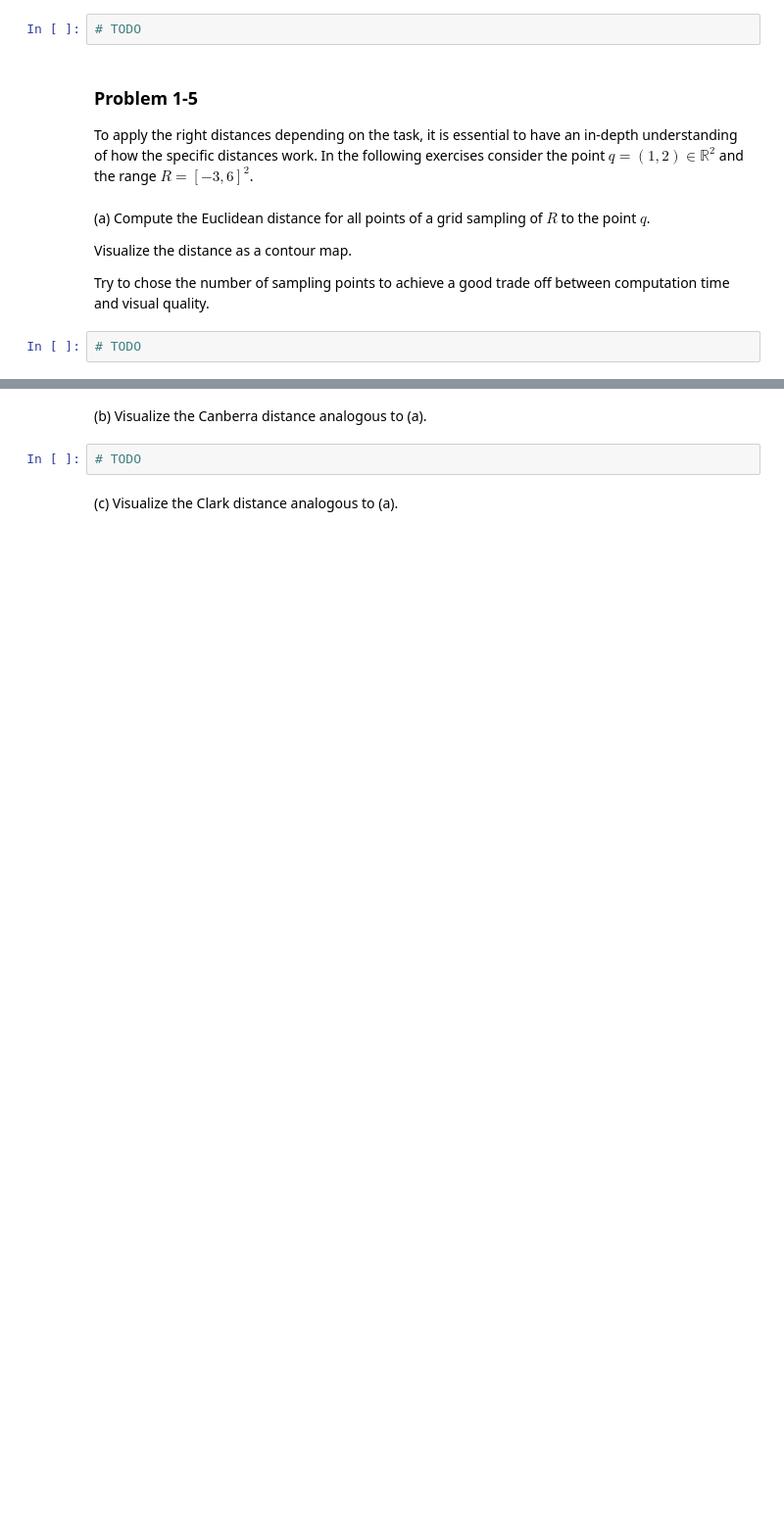
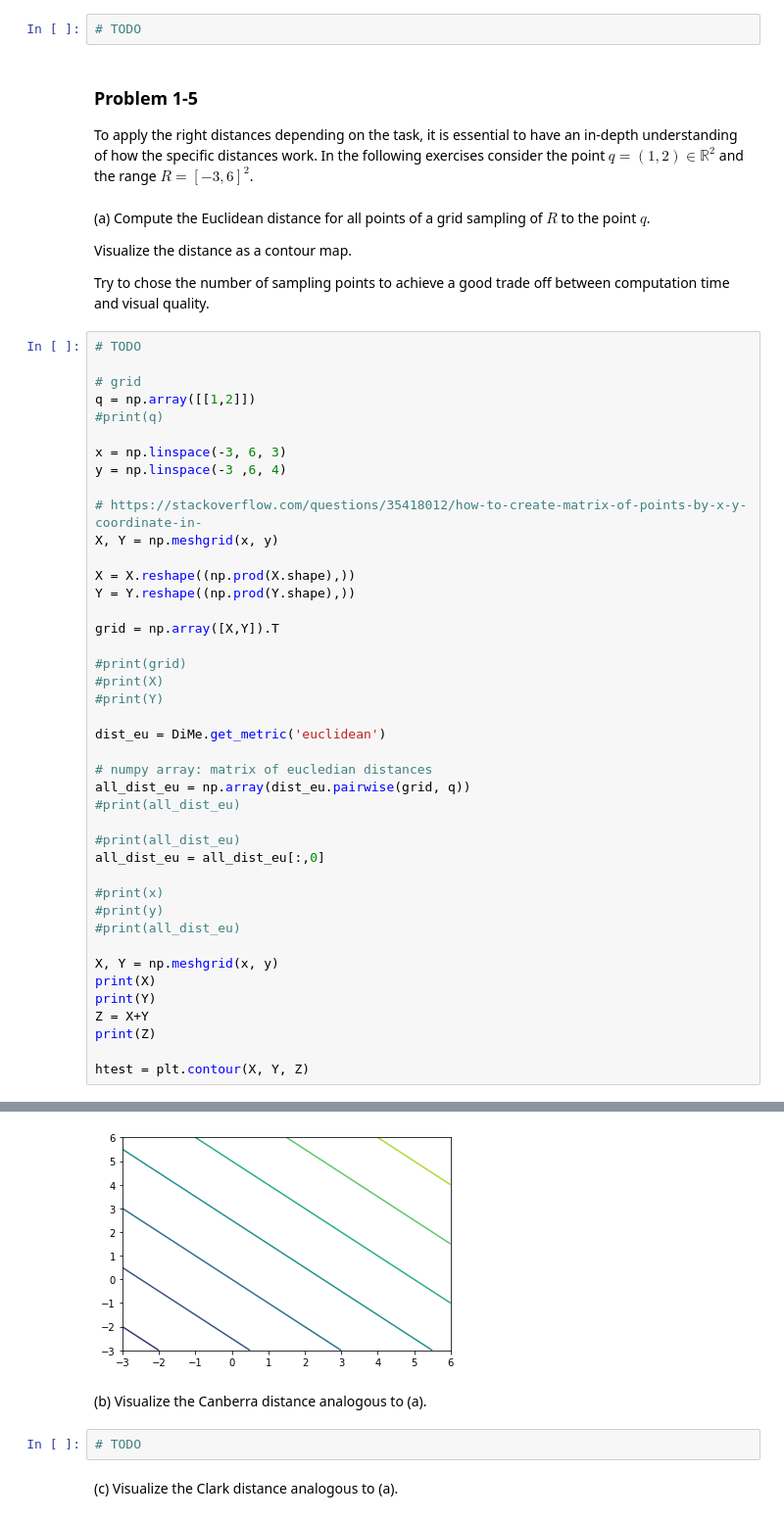
Before and after one commit to MagischeMiesmuschel/MaschinellesLernen, a Jupyter notebook: asg01.ipynb, the cells around one changed output, grey strips where cells are left out. Shown at 98% size. Saved outputs shown, nothing was run; the diff lists cells and outputs as text; blank space fills up the shorter version.

```diff
--- a/asg01.ipynb
+++ b/asg01.ipynb
@@ -314,5 +360,46 @@ To apply the right distances depending on the task, it is essential to have an i
 Visualize the distance as a contour map.
 
 Try to chose the number of sampling points to achieve a good trade off between computation time and visual quality.
-# %%
-# TODO
+# %%
+# TODO
+
+# grid
+q = np.array([[1,2]])
+#print(q)
+
+x = np.linspace(-3, 6, 3)
+y = np.linspace(-3 ,6, 4)
+
+# https://stackoverflow.com/questions/35418012/how-to-create-matrix-of-points-by-x-y-coordinate-in-
+X, Y = np.meshgrid(x, y)
+
+X = X.reshape((np.prod(X.shape),))
+Y = Y.reshape((np.prod(Y.shape),))
+
+grid = np.array([X,Y]).T
+
+#print(grid)
+#print(X)
+#print(Y)
+
+dist_eu = DiMe.get_metric('euclidean')
+
+# numpy array: matrix of eucledian distances
+all_dist_eu = np.array(dist_eu.pairwise(grid, q))
+#print(all_dist_eu)
+
+#print(all_dist_eu)
+all_dist_eu = all_dist_eu[:,0]
+
+#print(x)
+#print(y)
+#print(all_dist_eu)
+
+X, Y = np.meshgrid(x, y)
+print(X)
+print(Y)
+Z = X+Y
+print(Z)
+
+htest = plt.contour(X, Y, Z)
+# %% [output]
@@ -319,3 +418,4 @@ Try to chose the number of sampling points to achieve a good trade off between c
+[figure, added]
 # %% [markdown]
 (b) Visualize the Canberra distance analogous to (a).
 # %%
```
Also changed, not shown: parts of 7 cells of this notebook.
